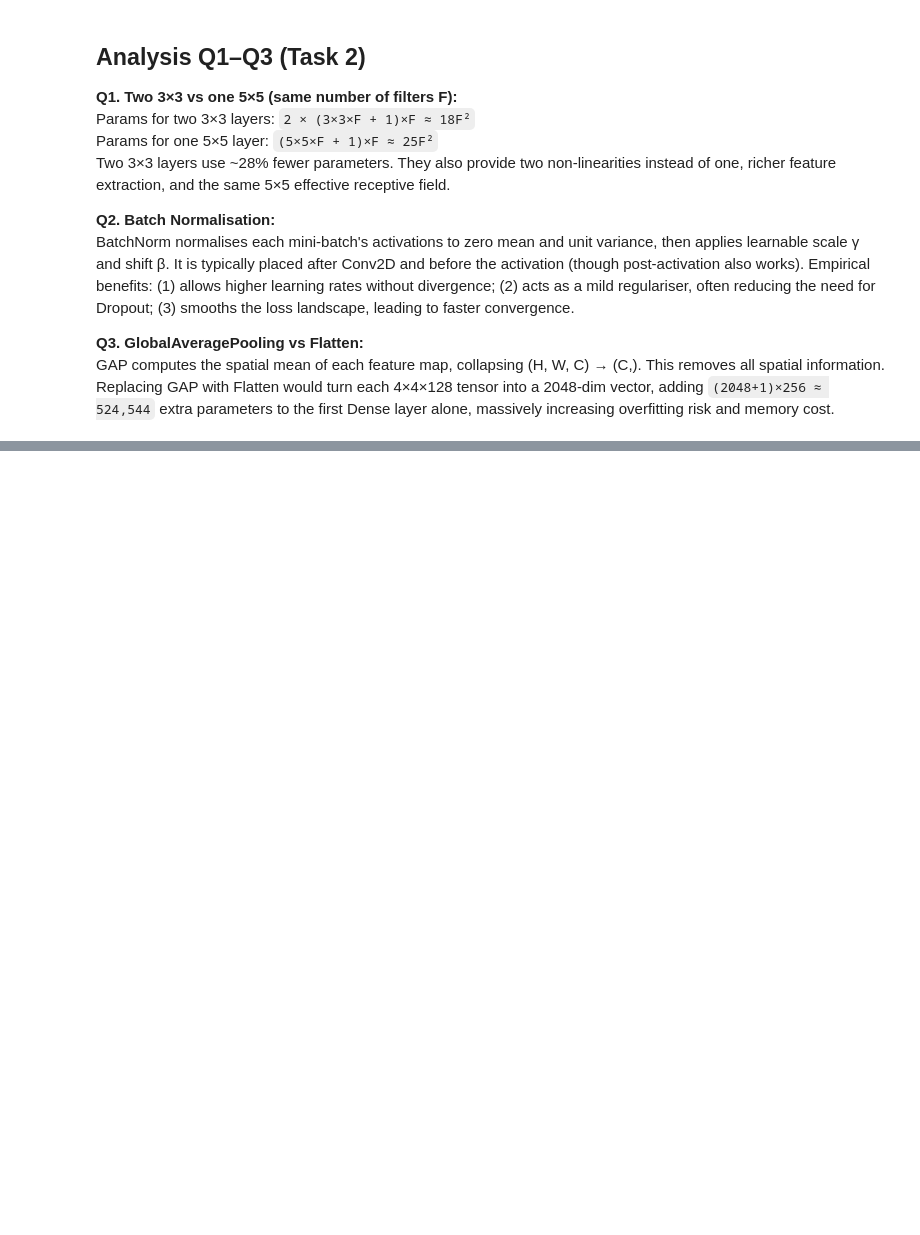
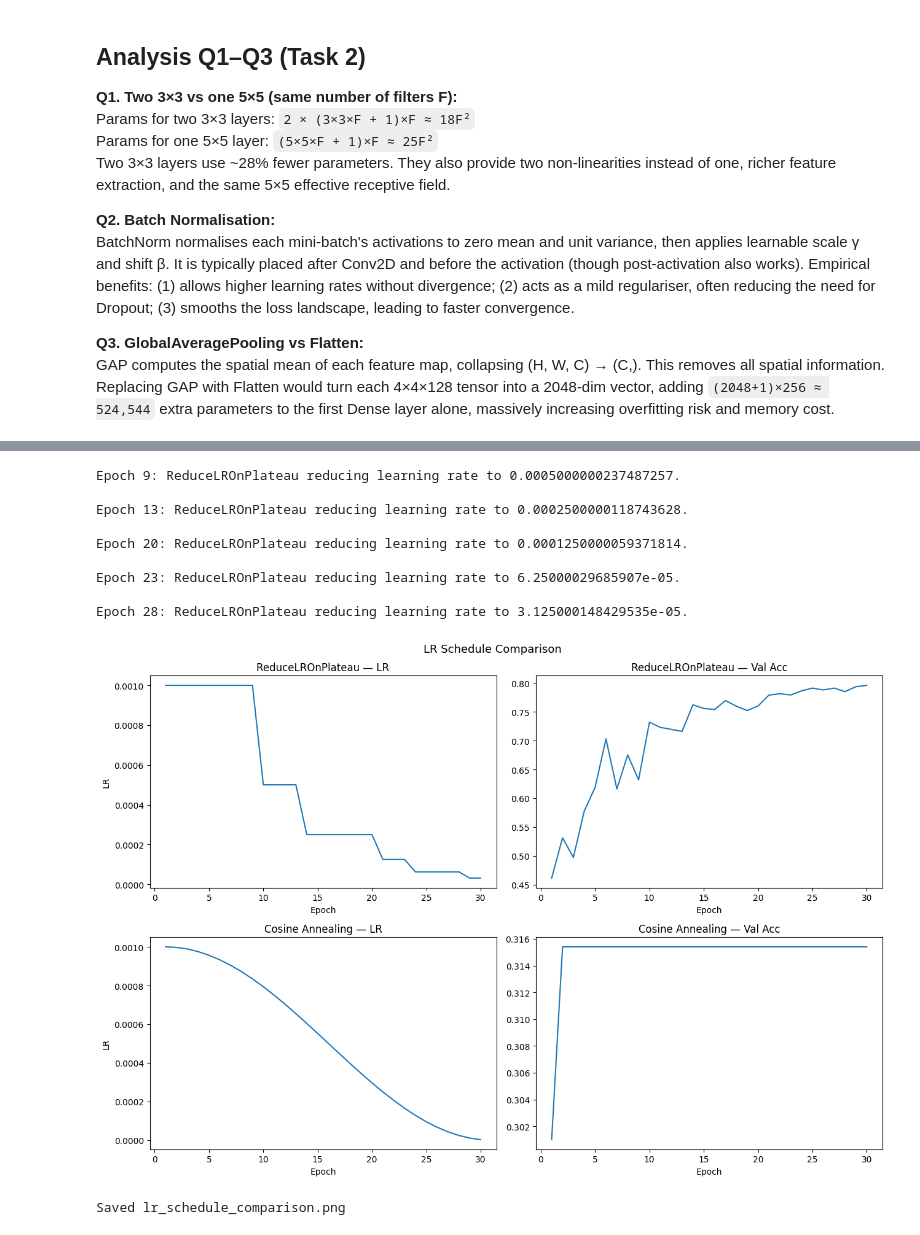
Before and after one commit to me-pranjal-jha/CNN_LAB_RGIPT, a Jupyter notebook: CNN_Lab_Assignment.ipynb, the cells around one changed output, grey strips where cells are left out. Cells and saved outputs as stored; diff of their text form; code cells hidden in the pictures; blank space fills up the shorter version.

```diff
--- a/CNN_Lab_Assignment.ipynb
+++ b/CNN_Lab_Assignment.ipynb
@@ -471,0 +670,62 @@ and memory cost.
+# %%
+from tensorflow.keras.callbacks import ReduceLROnPlateau
+
+# ─── Helper: record LR each epoch ─────────────────────────────────────────────
+class LRLogger(tf.keras.callbacks.Callback):
+    def on_epoch_begin(self, epoch, logs=None):
+        self.model.history.history.setdefault('lr', []).append(
+            float(self.model.optimizer.learning_rate))
+
+# ─── (a) ReduceLROnPlateau ────────────────────────────────────────────────────
+tf.random.set_seed(42)
+m1 = build_custom_cnn()
+m1.compile(optimizer=Adam(1e-3), loss='categorical_crossentropy', metrics=['accuracy'])
+rlrop = ReduceLROnPlateau(monitor='val_loss', factor=0.5, patience=3, verbose=1)
+h1 = m1.fit(cifar_x_train_p, cifar_y_train_p,
+            epochs=30, batch_size=64, validation_split=0.1,
+            callbacks=[rlrop, LRLogger()], verbose=0)
+
+# ─── (b) Cosine Annealing ─────────────────────────────────────────────────────
+cosine_decay = tf.keras.optimizers.schedules.CosineDecay(
+    initial_learning_rate=1e-3, decay_steps=30)
+
+tf.random.set_seed(42)
+m2 = build_custom_cnn()
+m2.compile(optimizer=Adam(cosine_decay), loss='categorical_crossentropy', metrics=['accuracy'])
+h2 = m2.fit(cifar_x_train_p, cifar_y_train_p,
+            epochs=30, batch_size=64, validation_split=0.1, verbose=0)
+
+# ─── Plot ─────────────────────────────────────────────────────────────────────
+ep = range(1, 31)
+fig, axes = plt.subplots(2, 2, figsize=(13, 9))
+
+axes[0,0].plot(ep, h1.history.get('lr', [1e-3]*30))
+axes[0,0].set_title('ReduceLROnPlateau — LR'); axes[0,0].set_xlabel('Epoch'); axes[0,0].set_ylabel('LR')
+
+axes[0,1].plot(ep, h1.history['val_accuracy'])
+axes[0,1].set_title('ReduceLROnPlateau — Val Acc'); axes[0,1].set_xlabel('Epoch')
+
+cosine_lrs = [cosine_decay(i).numpy() for i in range(30)]
+axes[1,0].plot(ep, cosine_lrs)
+axes[1,0].set_title('Cosine Annealing — LR'); axes[1,0].set_xlabel('Epoch'); axes[1,0].set_ylabel('LR')
+
+axes[1,1].plot(ep, h2.history['val_accuracy'])
+axes[1,1].set_title('Cosine Annealing — Val Acc'); axes[1,1].set_xlabel('Epoch')
+
+plt.suptitle('LR Schedule Comparison', fontsize=13)
+plt.tight_layout()
+plt.savefig('lr_schedule_comparison.png', dpi=120)
+plt.show()
+print('Saved lr_schedule_comparison.png')
+# %% [output]
+Epoch 9: ReduceLROnPlateau reducing learning rate to 0.0005000000237487257.
+
+Epoch 13: ReduceLROnPlateau reducing learning rate to 0.0002500000118743628.
+
+Epoch 20: ReduceLROnPlateau reducing learning rate to 0.0001250000059371814.
+
+Epoch 23: ReduceLROnPlateau reducing learning rate to 6.25000029685907e-05.
+
+Epoch 28: ReduceLROnPlateau reducing learning rate to 3.125000148429535e-05.
+[figure, added]
+Saved lr_schedule_comparison.png
```
Also changed, not shown: parts of 8 cells of this notebook.
